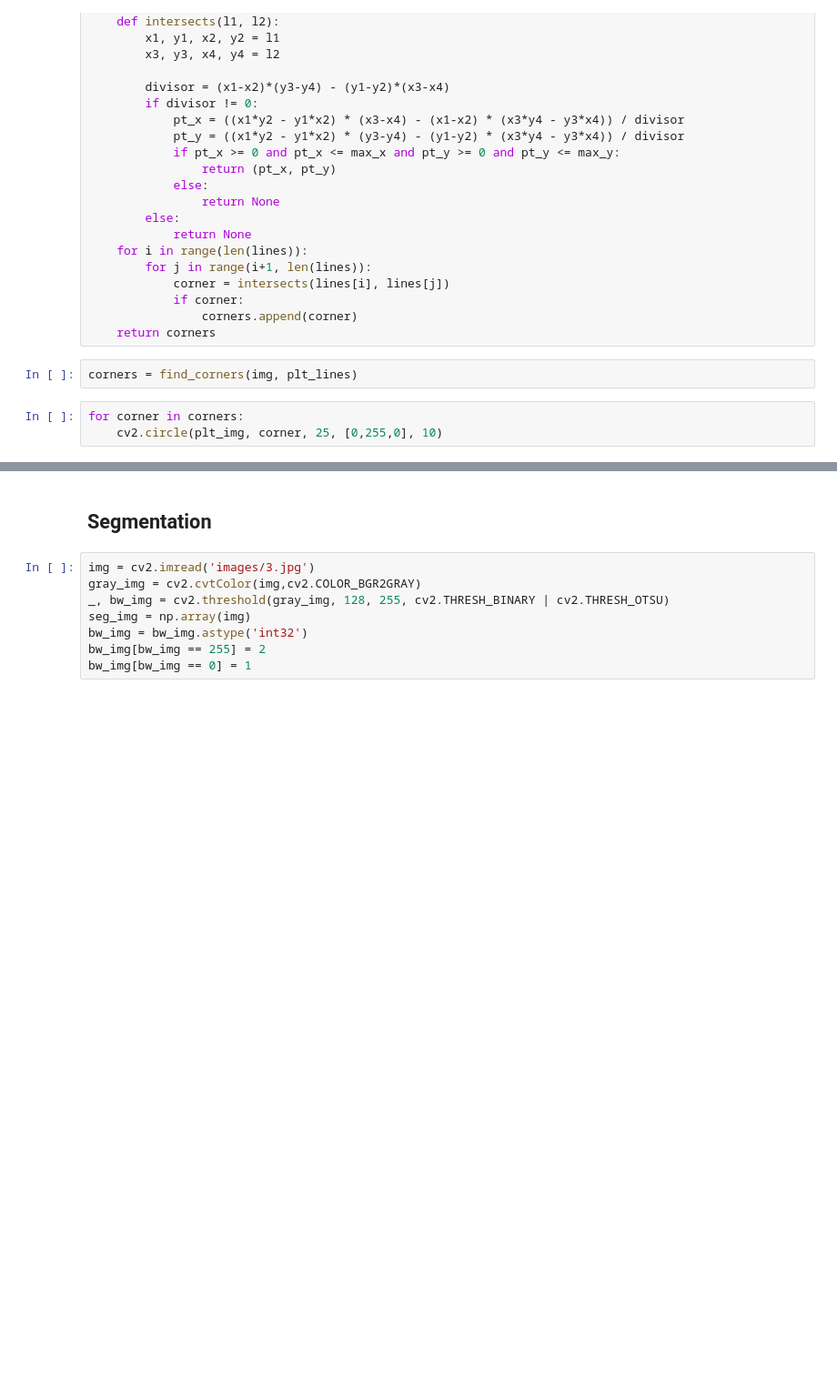
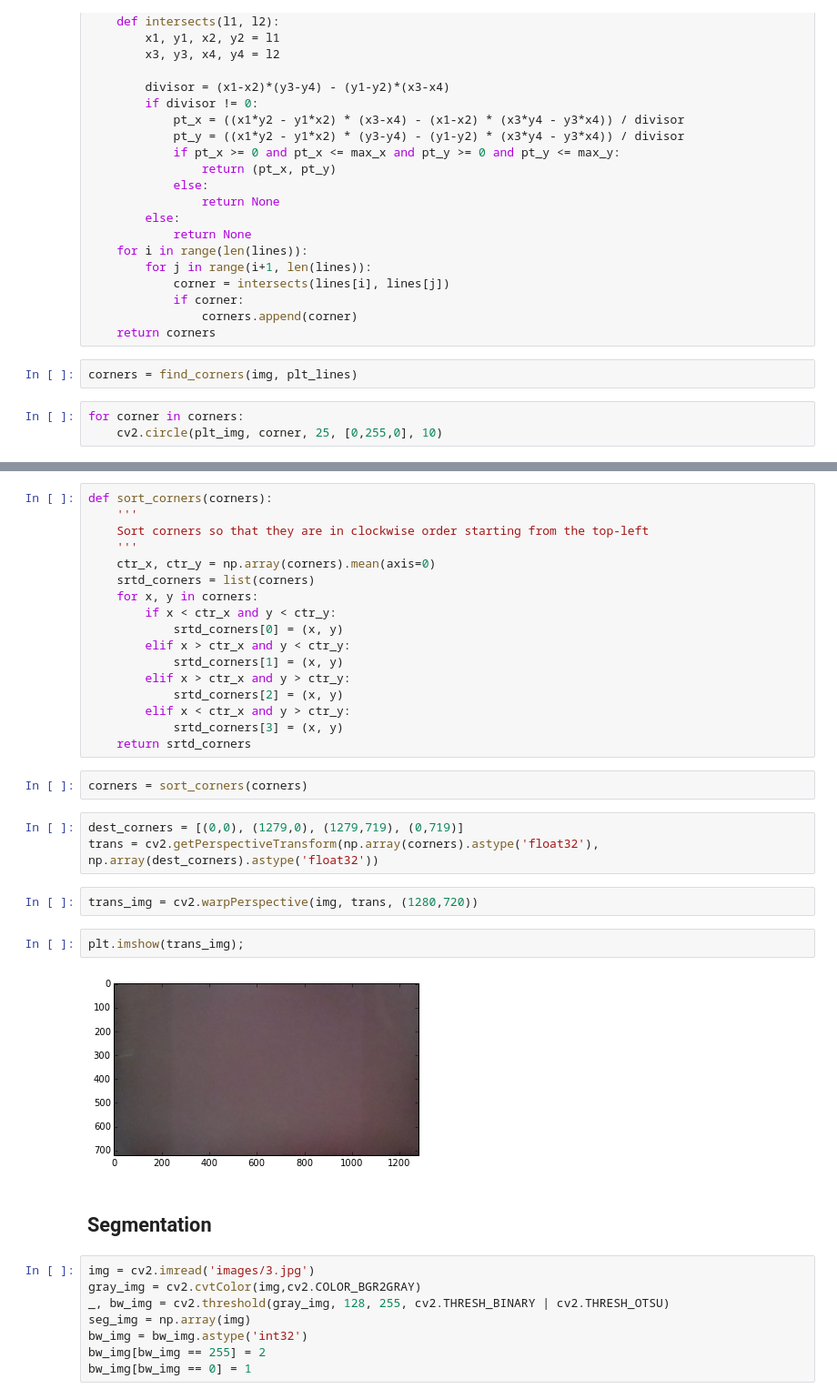
Before and after one commit to pearsonlab/cv-testing, a Jupyter notebook: find-screen.ipynb, the cells around one changed output, grey strips where cells are left out. Shown at 91% size. Drawn from its saved outputs; the diff is of its cells as text; blank space fills up the shorter version.

Commit message:
Perform perspective transform

```diff
--- a/find-screen.ipynb
+++ b/find-screen.ipynb
@@ -203,3 +203,31 @@ plt.imshow(plt_img);
+# %%
+def sort_corners(corners):
+    '''
+    Sort corners so that they are in clockwise order starting from the top-left
+    '''
+    ctr_x, ctr_y = np.array(corners).mean(axis=0)
+    srtd_corners = list(corners)
+    for x, y in corners:
+        if x < ctr_x and y < ctr_y:
+            srtd_corners[0] = (x, y)
+        elif x > ctr_x and y < ctr_y:
+            srtd_corners[1] = (x, y)
+        elif x > ctr_x and y > ctr_y:
+            srtd_corners[2] = (x, y)
+        elif x < ctr_x and y > ctr_y:
+            srtd_corners[3] = (x, y)
+    return srtd_corners
+# %%
+corners = sort_corners(corners)
+# %%
+dest_corners = [(0,0), (1279,0), (1279,719), (0,719)]
+trans = cv2.getPerspectiveTransform(np.array(corners).astype('float32'), np.array(dest_corners).astype('float32'))
+# %%
+trans_img = cv2.warpPerspective(img, trans, (1280,720))
+# %%
+plt.imshow(trans_img);
+# %% [output]
+[figure, added]
 # %% [markdown]
 ## Segmentation
 # %%
```
Also changed, not shown: parts of 5 cells of this notebook.
